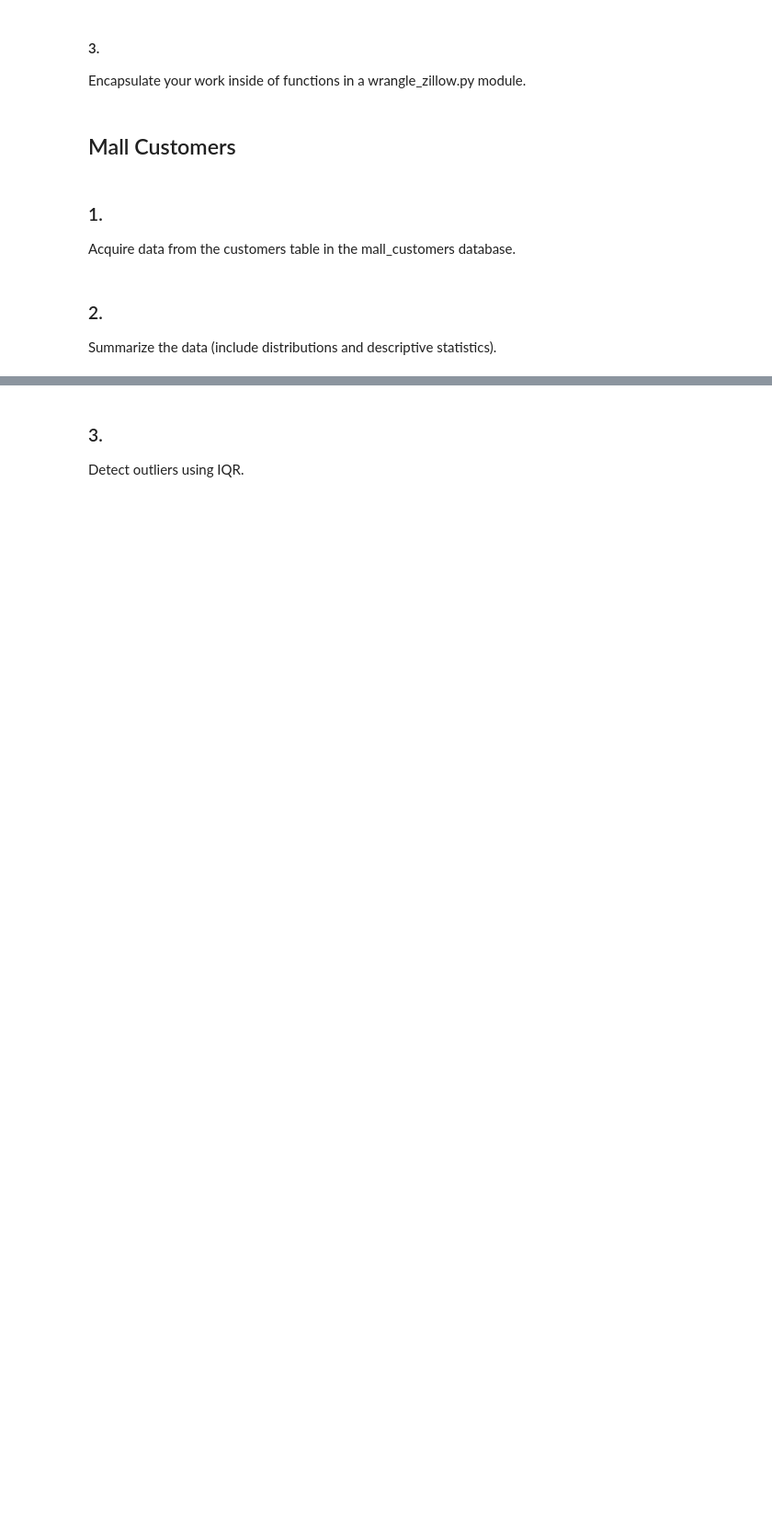
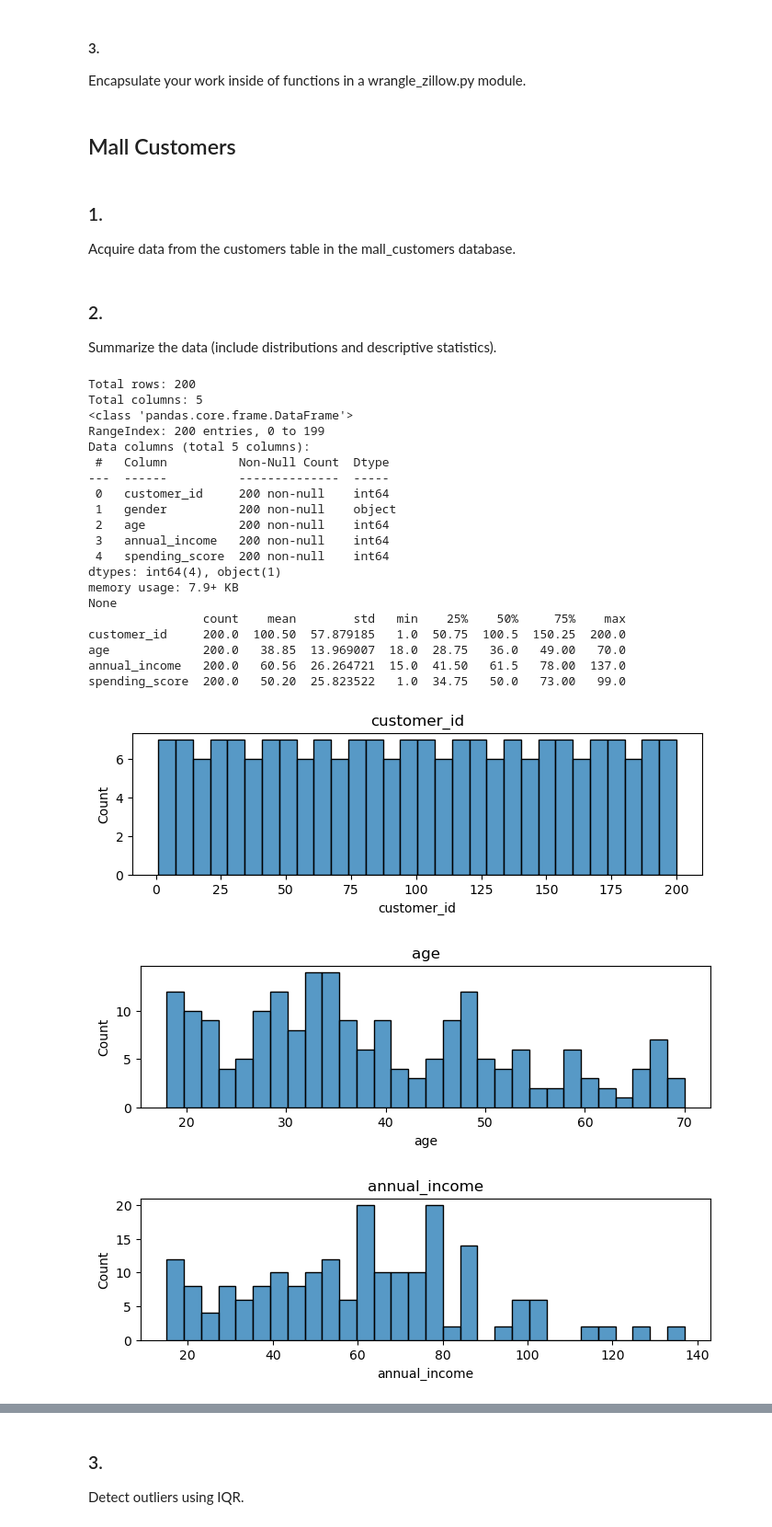
Before and after one commit to Zacharia-Schmitz/clustering-exercises, a Jupyter notebook: zillow.ipynb, the cells around one changed output, grey strips where cells are left out. Shown at 92% size. Drawn from its saved outputs; the diff is of its cells as text; code cells hidden in the pictures; blank space fills up the shorter version.

```diff
--- a/zillow.ipynb
+++ b/zillow.ipynb
@@ -333,6 +418,34 @@ Encapsulate your work inside of functions in a wrangle_zillow.py module.
 # %% [markdown]
 ### 1.
 Acquire data from the customers table in the mall_customers database.
+# %%
+import os
+import pandas as pd
+
+def acquire_mall():
+    """
+    acquire_mall will use a local env.py
+    using pre-set credentials called user, password, and host
+    please make sure you have a properly formatted env.py
+    file in the same directory as this module
+    and that you have the access rights to mall_customers schema
+
+    return: a single pandas dataframe
+    """
+    if os.path.exists("mall_data.csv"):
+        df = pd.read_csv("mall_data.csv")
+    else:
+        df = pd.read_sql(
+            """
+                        SELECT *
+                        FROM customers
+                        """,
+            f"mysql+pymysql://{user}:{password}@{host}/mall_customers",
+        )
+        df.to_csv("mall_data.csv", index=False)
+    return df
+# %%
+mall = acquire_mall()
 # %% [markdown]
 ### 2.
 Summarize the data (include distributions and descriptive statistics).
@@ -338,0 +454,26 @@ Summarize the data (include distributions and descriptive statistics).
+# %%
+w.check_columns(mall, reports=True, graphs=True)
+# %% [output]
+Total rows: 200
+Total columns: 5
+<class 'pandas.core.frame.DataFrame'>
+RangeIndex: 200 entries, 0 to 199
+Data columns (total 5 columns):
+ #   Column          Non-Null Count  Dtype
+---  ------          --------------  -----
+ 0   customer_id     200 non-null    int64
+ 1   gender          200 non-null    object
+ 2   age             200 non-null    int64
+ 3   annual_income   200 non-null    int64
+ 4   spending_score  200 non-null    int64
+dtypes: int64(4), object(1)
+memory usage: 7.9+ KB
+None
+                count    mean        std   min    25%    50%     75%    max
+customer_id     200.0  100.50  57.879185   1.0  50.75  100.5  150.25  200.0
+age             200.0   38.85  13.969007  18.0  28.75   36.0   49.00   70.0
+annual_income   200.0   60.56  26.264721  15.0  41.50   61.5   78.00  137.0
+spending_score  200.0   50.20  25.823522   1.0  34.75   50.0   73.00   99.0
+[figure, added]
+[figure, added]
+[figure, added]
```
Also changed, not shown: parts of 24 cells of this notebook, 2 other files.
